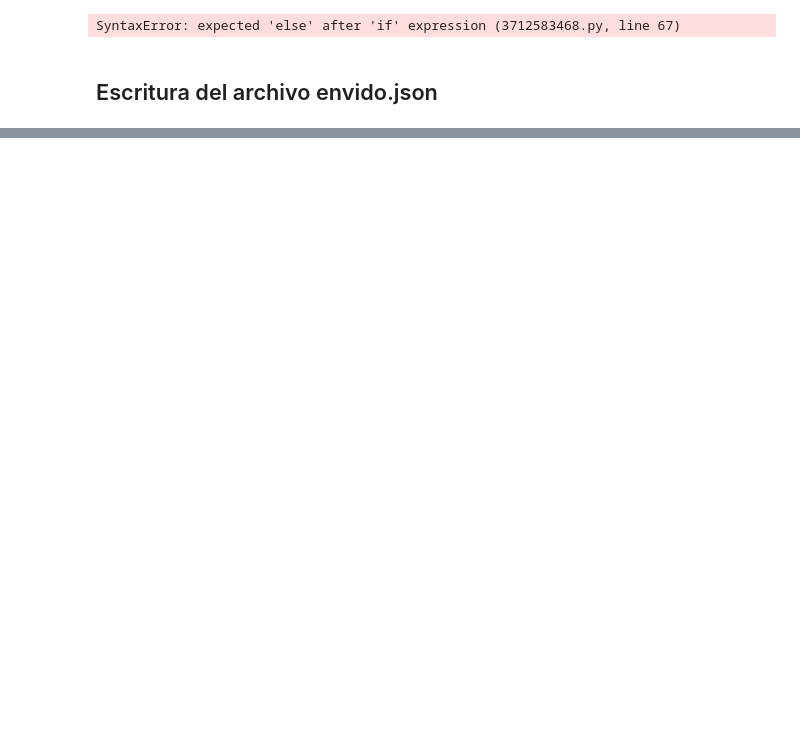
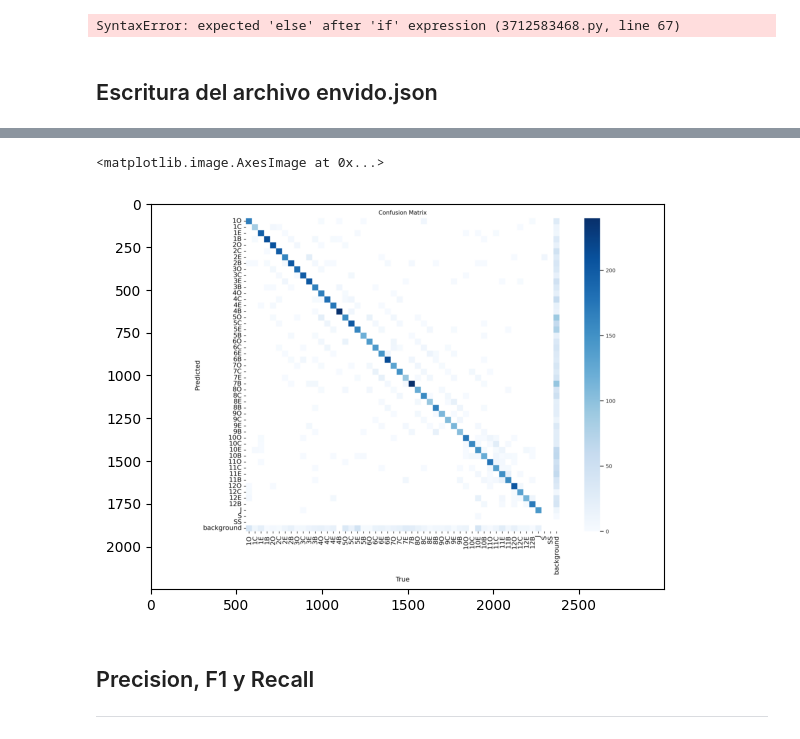
Before and after one commit to amaranto/computer-vision-cards, a Jupyter notebook: run_envido.ipynb, the cells around one changed output, grey strips where cells are left out. Drawn from its saved outputs; the diff is of its cells as text; code cells hidden in the pictures; blank space fills up the shorter version.

```diff
--- a/run_envido.ipynb
+++ b/run_envido.ipynb
@@ -196,0 +209,10 @@ with open(os.path.join(dets_dir, "envido.json"), "w") as jf:
+# %%
+plt.figure(figsize=(10,5))
+dist_labels = plt.imread("doc/metrics/confusion_matrix.png")
+plt.imshow(dist_labels)
+# %% [output]
+<matplotlib.image.AxesImage at 0x...>
+[figure, added]
+# %% [markdown]
+## Precision, F1 y Recall
+---
```
Also changed, not shown: parts of 7 cells of this notebook.
